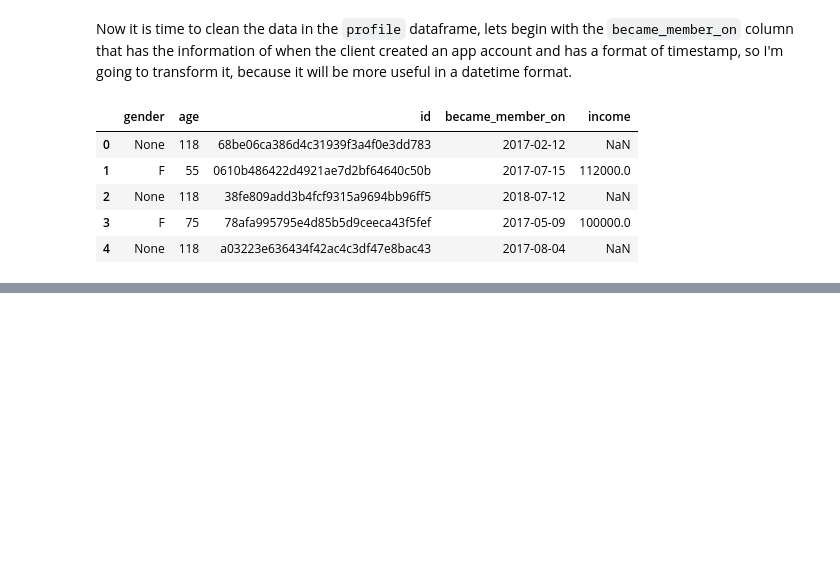
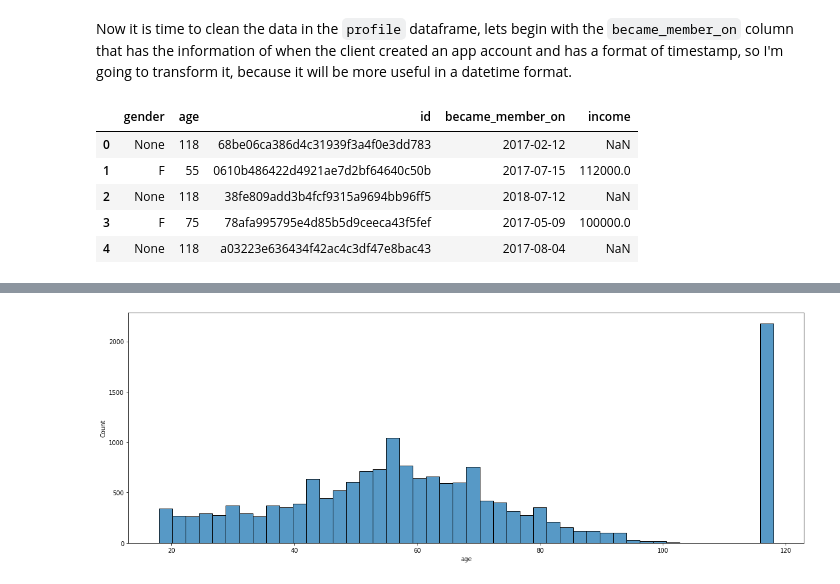
Before and after one commit to Haroldg94/Udacity-Machine-Learning-Engineer-Nanodegree, a Jupyter notebook: Capstone_project.ipynb, the cells around one changed output, grey strips where cells are left out. Cells and saved outputs as stored; diff of their text form; code cells hidden in the pictures; blank space fills up the shorter version.

Commit message:
Separating the day, month and year information in new columns, and plotting a histogram of profile age

```diff
--- a/Capstone_project.ipynb
+++ b/Capstone_project.ipynb
@@ -194,3 +196,9 @@ profile.head()
 | 2 | None | 118 | 38fe809add3b4fcf9315a9694bb96ff5 | 2018-07-12 | NaN |
 | 3 | F | 75 | 78afa995795e4d85b5d9ceeca43f5fef | 2017-05-09 | 100000.0 |
 | 4 | None | 118 | a03223e636434f42ac4c3df47e8bac43 | 2017-08-04 | NaN |
+# %%
+# Separating the day, month and year into different columns
+profile.loc[:,'member_day'] = profile.became_member_on.apply(lambda x: x.day)
+profile.loc[:,'member_month'] = profile.became_member_on.apply(lambda x: x.month)
+profile.loc[:,'member_year'] = profile.became_member_on.apply(lambda x: x.year)
+profile.head()
@@ -196,0 +212,6 @@ profile.head()
+# %%
+plt.figure(figsize=(20,7))
+sns.histplot(data = profile, x = 'age')
+plt.show()
+# %% [output]
+[figure, added]
```
Also changed, not shown: parts of 2 cells of this notebook.
